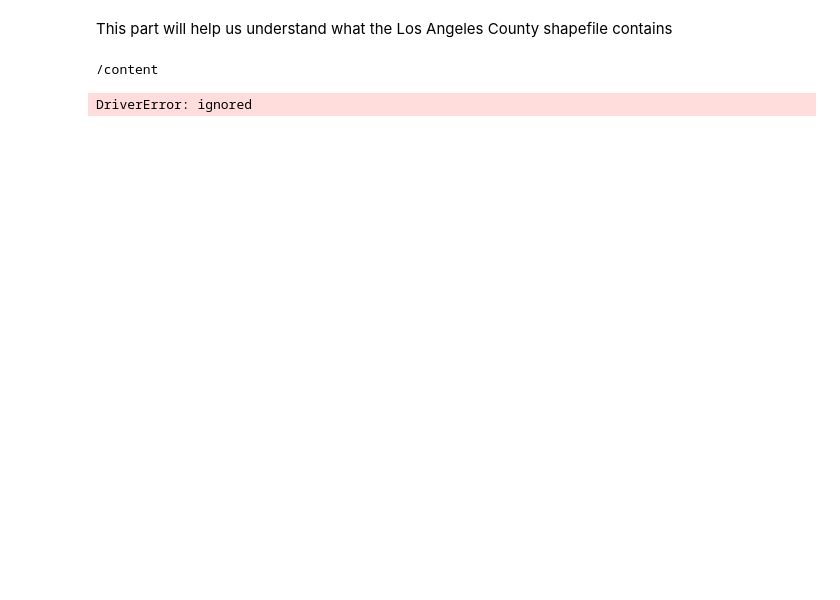
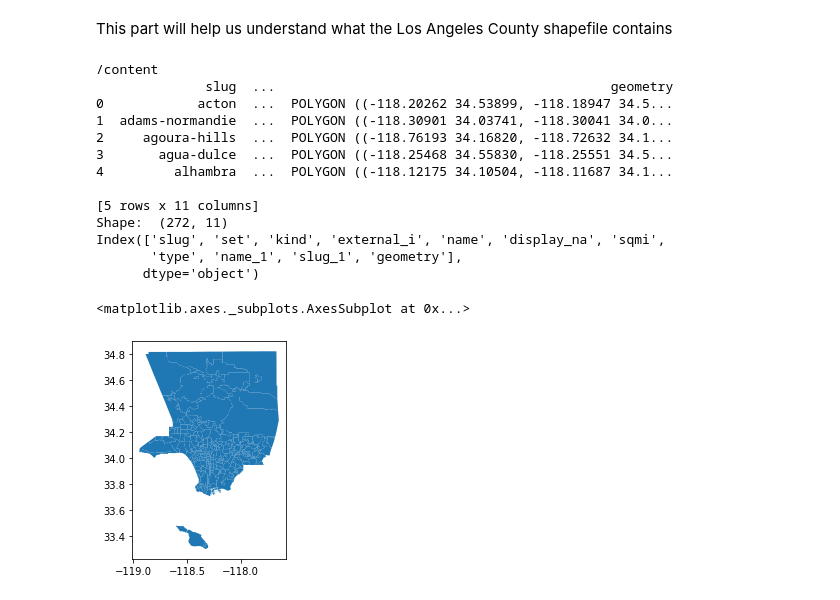
Before and after one commit to kaushiktandon/COVID-19-LA-Neighborhood-Case-Prediction, a Jupyter notebook: code/shapefile_WIP.ipynb, the cells around one changed output. Cells and saved outputs as stored; diff of their text form; code cells hidden in the pictures; blank space fills up the shorter version.

```diff
--- a/code/shapefile_WIP.ipynb
+++ b/code/shapefile_WIP.ipynb
@@ -51,12 +43,25 @@ This part will help us understand what the Los Angeles County shapefile contains
 # %%
 # Let's take a look at the shapefile
 print(os.getcwd())
 
-neighborhood_shapes = gpd.read_file("/shape/la_shape.shp") # L.A. County neighborhoods shapefile
+neighborhood_shapes = gpd.read_file("shape/la_shape.shp") # L.A. County neighborhoods shapefile
 print(neighborhood_shapes.head()) # view the data attribute table
 print("Shape: ", neighborhood_shapes.shape)
 print(neighborhood_shapes.columns)
 neighborhood_shapes.plot()
 # %% [output]
 /content
+              slug  ...                                           geometry
+0            acton  ...  POLYGON ((-118.20262 34.53899, -118.18947 34.5...
+1  adams-normandie  ...  POLYGON ((-118.30901 34.03741, -118.30041 34.0...
+2     agoura-hills  ...  POLYGON ((-118.76193 34.16820, -118.72632 34.1...
+3       agua-dulce  ...  POLYGON ((-118.25468 34.55830, -118.25551 34.5...
+4         alhambra  ...  POLYGON ((-118.12175 34.10504, -118.11687 34.1...
+
+[5 rows x 11 columns]
+Shape:  (272, 11)
+Index(['slug', 'set', 'kind', 'external_i', 'name', 'display_na', 'sqmi',
+       'type', 'name_1', 'slug_1', 'geometry'],
+      dtype='object')
-DriverError: ignored
+<matplotlib.axes._subplots.AxesSubplot at 0x...>
+[figure, added]
```
Also changed, not shown: parts of 3 cells of this notebook, 1 other file.
